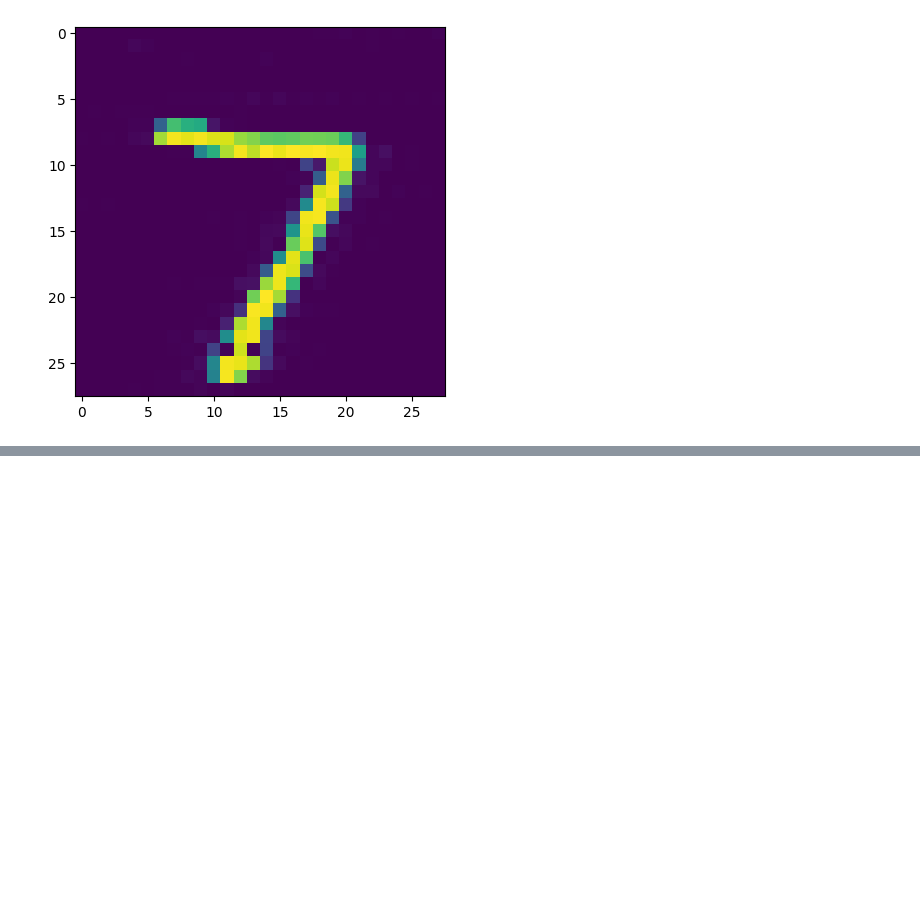
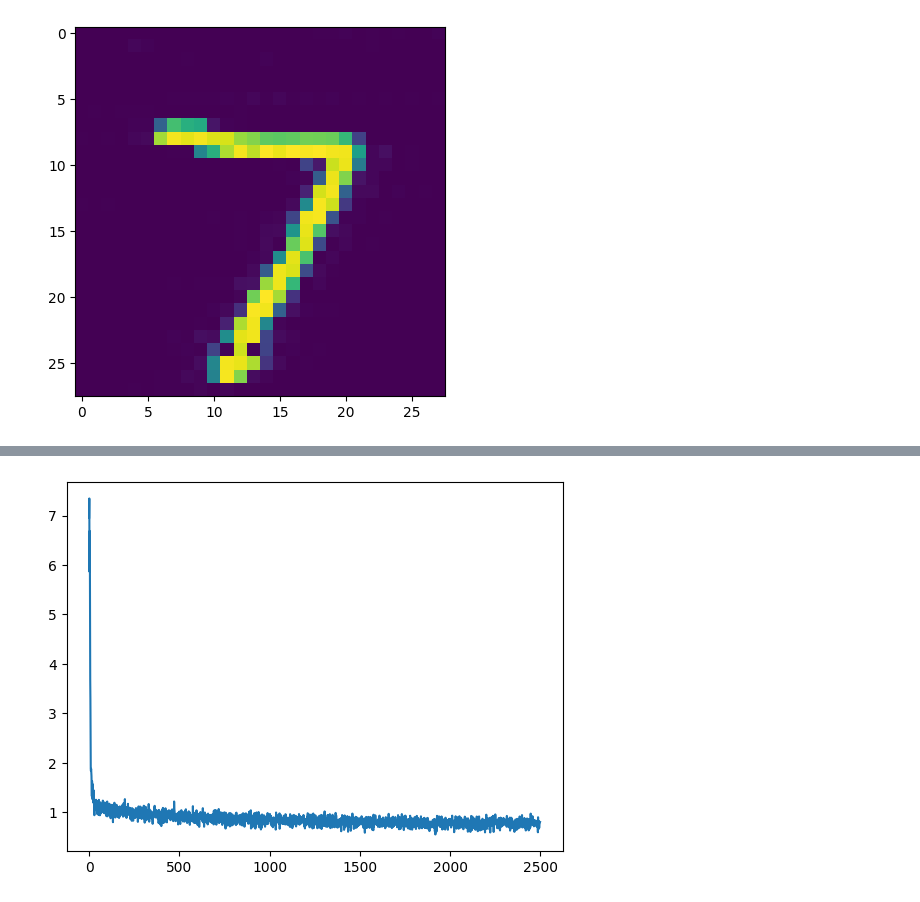
Before and after one commit to necrashter/SaShiMi-796, a Jupyter notebook: S4-MNIST-Demo.ipynb, the cells around one changed output, grey strips where cells are left out. Drawn from its saved outputs; the diff is of its cells as text; code cells hidden in the pictures; blank space fills up the shorter version.

```diff
--- a/S4-MNIST-Demo.ipynb
+++ b/S4-MNIST-Demo.ipynb
@@ -187,0 +247,5 @@ with torch.no_grad():
+# %%
+plt.plot(losses)
+plt.show()
+# %% [output]
+[figure, added]
```
Also changed, not shown: parts of 6 cells of this notebook.
